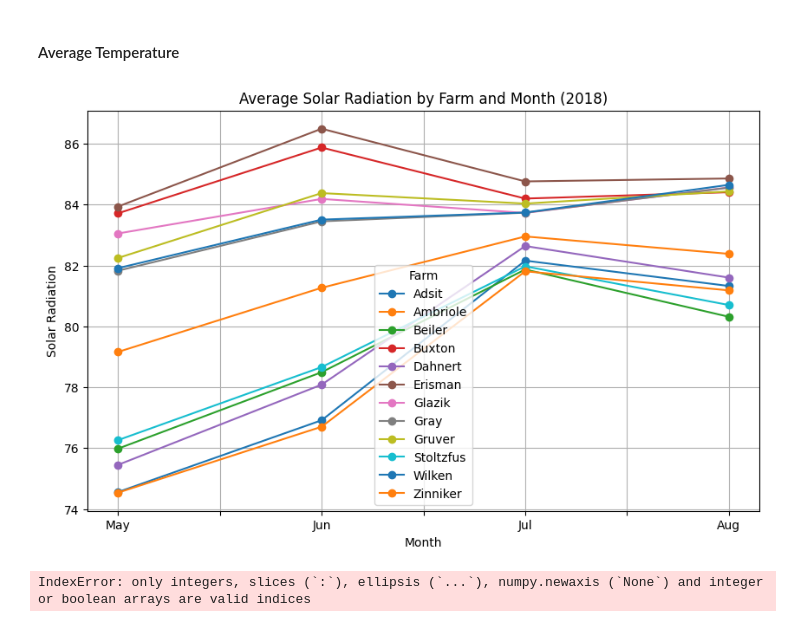
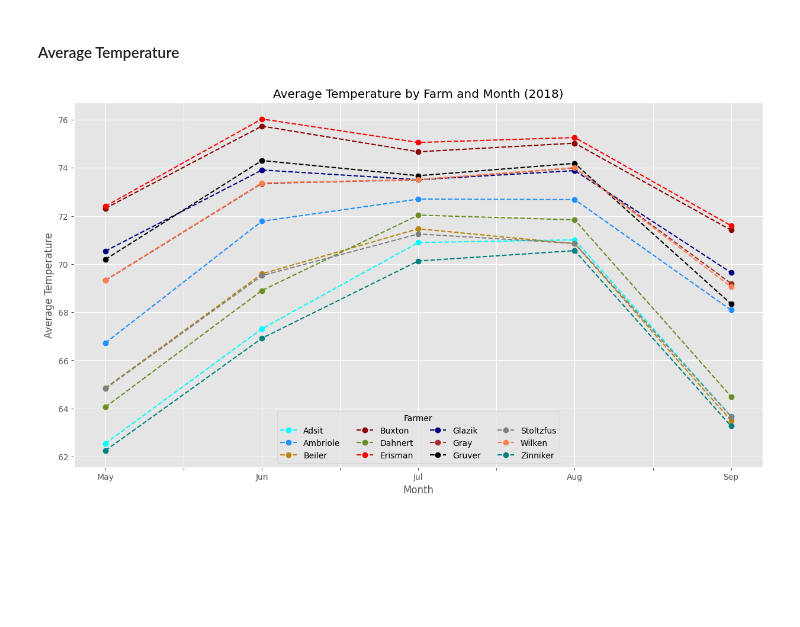
Before and after one commit to Mujjabi/Participatory-Breeding-and-Machine-Learning, a Jupyter notebook: Analysis_Python/Assignment2.ipynb, the cells around one changed output. Saved outputs shown, nothing was run; the diff lists cells and outputs as text; code cells hidden in the pictures; blank space fills up the shorter version.

```diff
--- a/Analysis_Python/Assignment2.ipynb
+++ b/Analysis_Python/Assignment2.ipynb
@@ -120,15 +128,19 @@ plt.show()
 # %% [markdown]
 #### Average Temperature
 # %%
-month_order = ['May', 'Jun', 'Jul', 'Aug']
+month_order = ['May', 'Jun', 'Jul', 'Aug', 'Sep']
 Temp_df = subset_2018.pivot(
-    index='month', columns='site', values='tmax').reindex(month_order)
-Temp_df.plot(kind='line', marker='o', figsize=(10, 6))
-plt.xlabel('Month')
-plt.ylabel('Solar Radiation')
-plt.title('Average Solar Radiation by Farm and Month (2018)')
-plt.grid(True)
-plt.legend(title='Farm')
-plt.show()
+    index='month', columns='site', values='temp').reindex(month_order)
+custom_palette = ['cyan', 'dodgerblue', 'darkgoldenrod', 'darkred',
+                  'olivedrab', 'red', 'navy', 'brown', 'black', 'gray', 'coral', 'teal']
+with plt.style.context("ggplot"):
+    Temp_df.plot(kind='line', linestyle='--', marker='o',
+                 color=custom_palette, figsize=(15, 8))
+    plt.xlabel('Month')
+    plt.ylabel('Average Temperature')
+    plt.title('Average Temperature by Farm and Month (2018)')
+    plt.grid(True)
+    plt.legend(title='Farmer', loc='lower center', ncol=4)
+    plt.show()
 # %% [output]
-[figure, old version]
+[figure, new version]
@@ -139,8 +146,0 @@ Adsit_temp2018 = Adsit2018.groupby("month")["temp"].sum()
-# %%
-# Prcp_2018Site = Prcp_2018Site.stack().reset_index()
-
-Prcp_2018Site.columns = ['Farm', 'Month', 'prcp']
-Farms = Prcp_2018Site.index['Farm'].unique()
-print(sorted(Farms))
-# %% [output]
-IndexError: only integers, slices (`:`), ellipsis (`...`), numpy.newaxis (`None`) and integer or boolean arrays are valid indices
```
Also changed, not shown: parts of 28 cells of this notebook.
